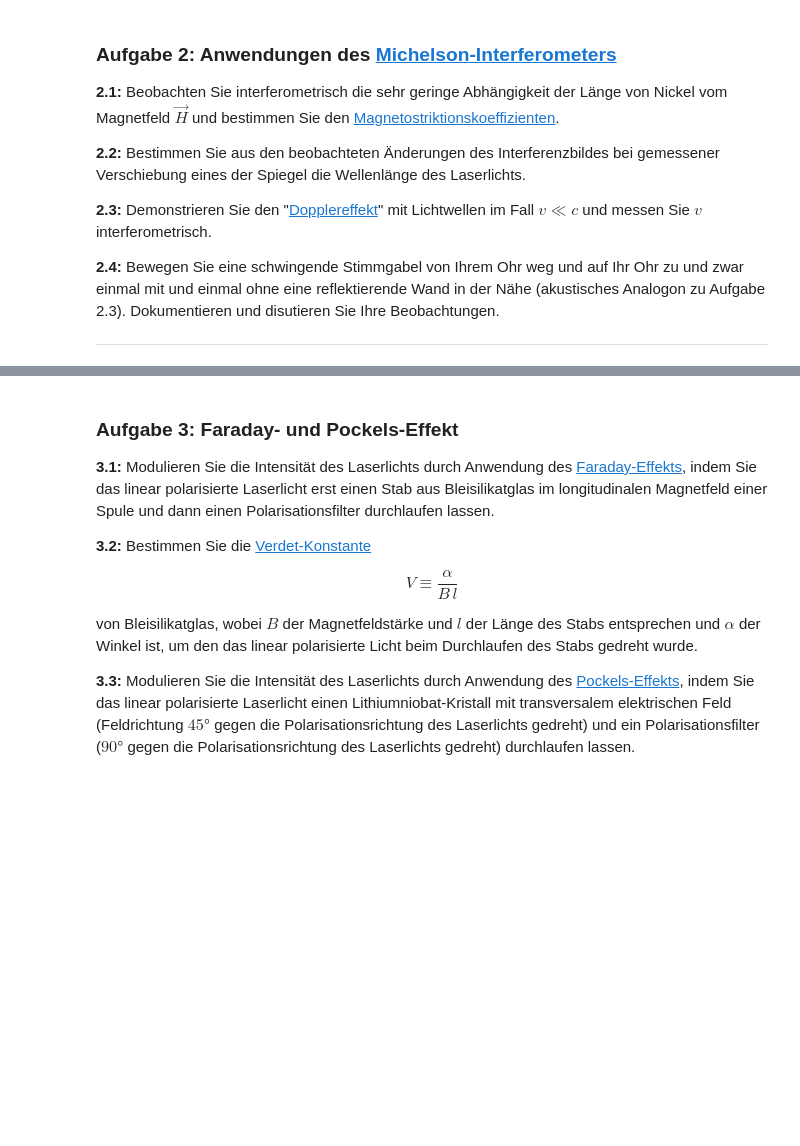
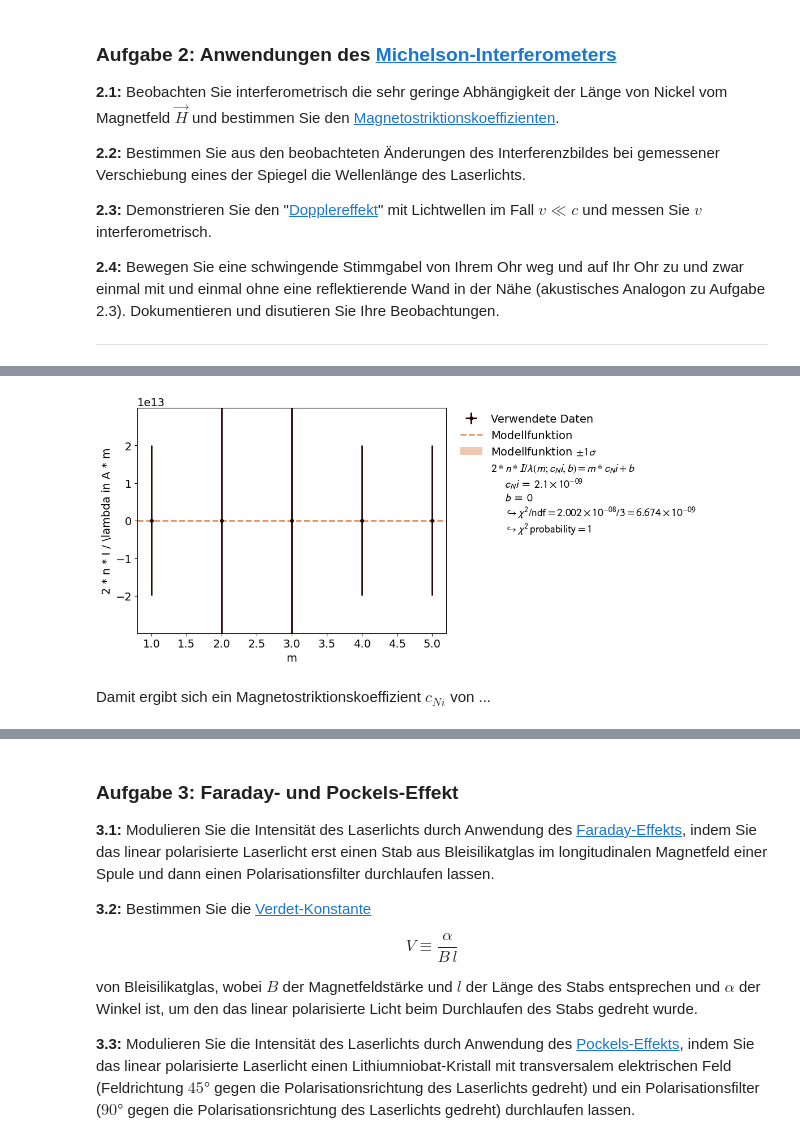
Before and after one commit to thexwon/Praktikum2KlassPhysKIT, a Jupyter notebook: Laser-Optik_Teil_B/Laser-Optik_Teil_B.ipynb, the cells around one changed output, grey strips where cells are left out. Saved outputs shown, nothing was run; the diff lists cells and outputs as text; code cells hidden in the pictures; blank space fills up the shorter version.

```diff
--- a/Laser-Optik_Teil_B/Laser-Optik_Teil_B.ipynb
+++ b/Laser-Optik_Teil_B/Laser-Optik_Teil_B.ipynb
@@ -187,0 +217,34 @@ Hierbei handelt es sich um einen **Demonstrationsversuch**. Er soll von allen Gr
+# %%
+l=0.105 # in m
+n=2000
+lamda=ufloat(632.8*10**(-9),0.01) # in m
+m = np.array([])
+I = unumpy.uarray(np.array([]),np.array([]))
+
+y=2*n*I/lamda
+z = m
+xy_data = XYContainer(z,unumpy.nominal_values(y))
+y_error = unumpy.std_devs(y)
+def linear(x,a=0.0000000021,b=0):
+    return x*a+b
+line_fit=Fit(data=xy_data,model_function=linear)
+#line_fit.add_error(axis='x', err_val=x_error,relative=False)  # add the x-error to the fit
+line_fit.add_error(axis='y', err_val=y_error,relative=False)
+
+line_fit.do_fit()
+line_fit.assign_parameter_latex_names(x='m', a='c_Ni',b='b')
+line_fit.assign_model_function_latex_name('2 * n * I / \lambda')
+line_fit.assign_model_function_latex_expression(' {x} *  {a} + {b}')
+
+line_fit.data_container.label = "Verwendete Daten"
+line_fit.model_label = "Modellfunktion"
+
+line_fit.data_container.axis_labels = ['m','2 * n * I / \lambda in A * m']
+plot = Plot(fit_objects= line_fit)
+
+plot.plot()
+plt.show()
+# %% [output]
+[figure, added]
+# %% [markdown]
+Damit ergibt sich ein Magnetostriktionskoeffizient $c_{Ni}$ von ...
```
Also changed, not shown: parts of 10 cells of this notebook, 3 other files.
